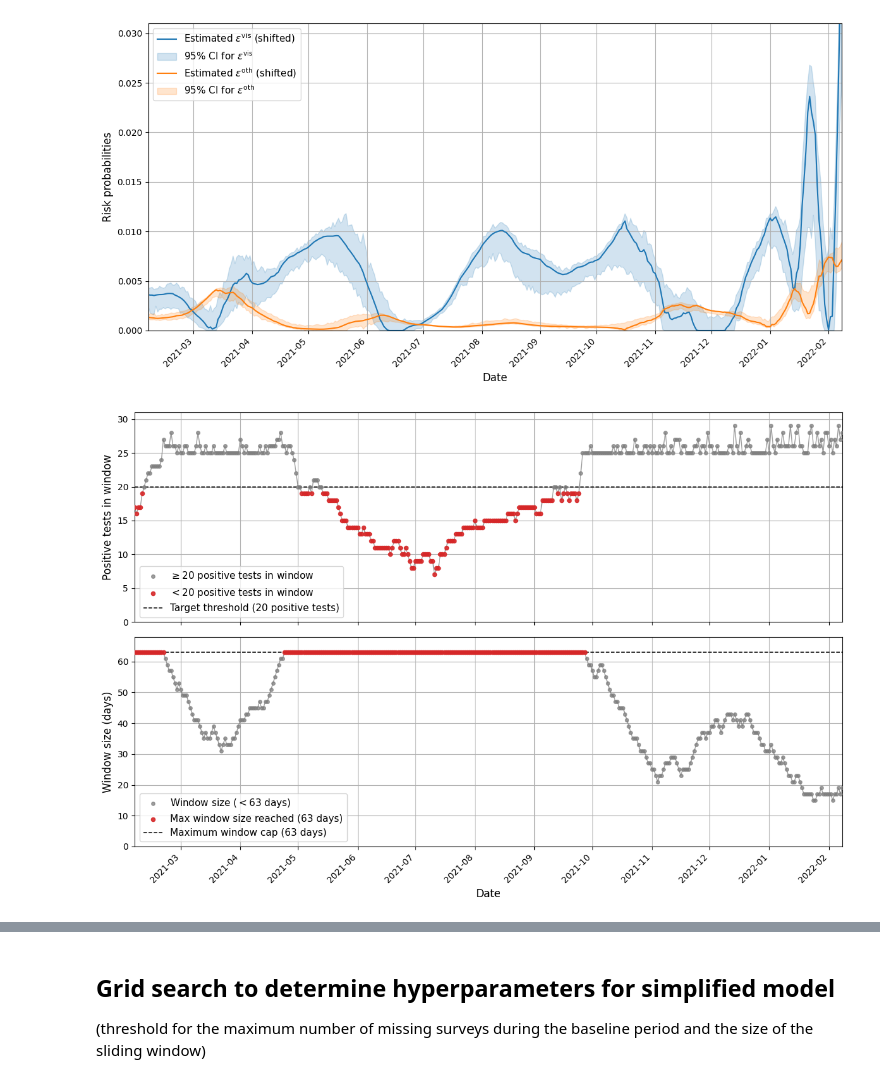
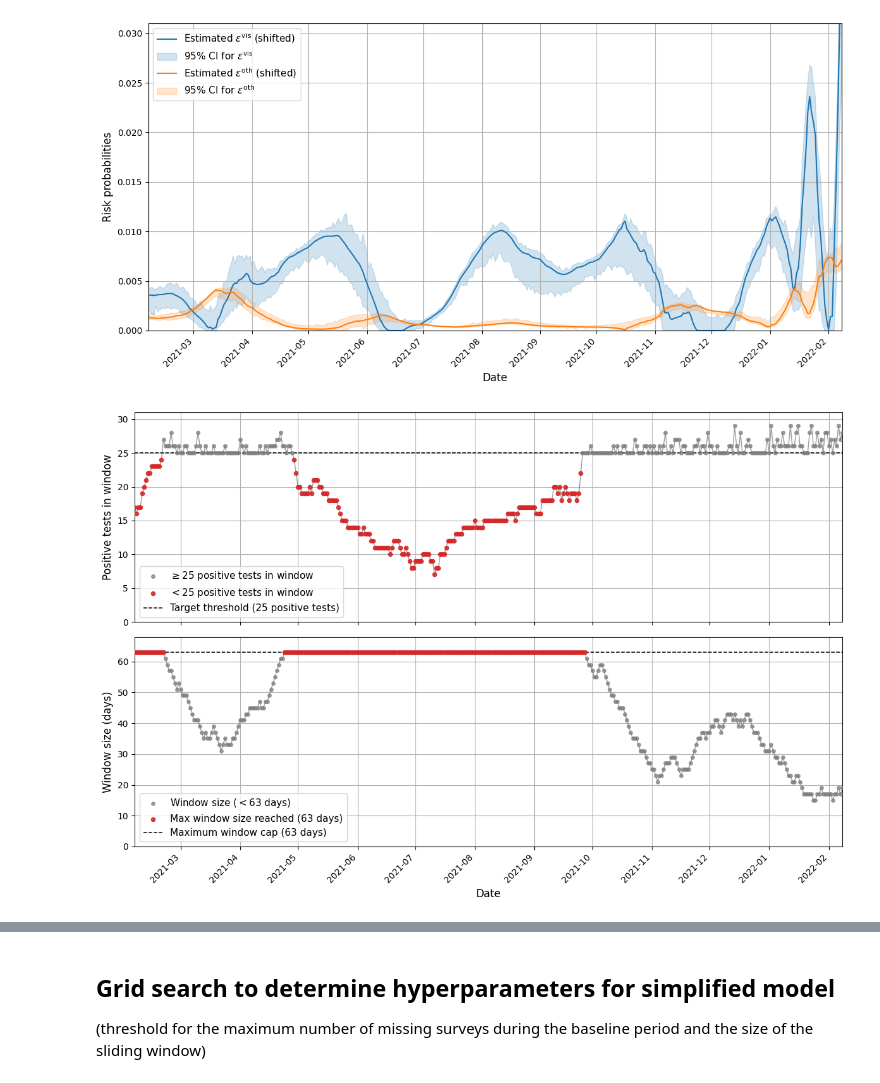
Before and after one commit to DaniChambon1/covid-household-visitors, a Jupyter notebook: 2_model.ipynb, the cells around one changed output, grey strips where cells are left out. Cells and saved outputs as stored; diff of their text form; code cells hidden in the pictures.

```diff
--- a/2_model.ipynb
+++ b/2_model.ipynb
@@ -434,7 +434,7 @@ plt.show()
 [figure]
 # %%
 max_cap = 63
-target_pos = 20
+target_pos = 25
 pos_col = "pos_tests_in_window"
 
 df_all = df_risk[df_risk["full_window_used"] == 1].copy()
@@ -529,32 +529,32 @@ ax_win.axhline(
     linestyle="--",
     linewidth=1.1,
     label=f"Maximum window cap ({max_cap} days)",
     zorder=2,
 )
 ax_win.set_ylim(0, max_cap + 5)
 ax_win.set_ylabel("Window size (days)", fontsize=12)
 ax_win.grid(True, zorder=0)
 ax_win.legend(loc="lower left", fontsize=11)
 
 # Shared x-axis formatting
 if "df_plot" in locals() and not df_plot.empty:
   x_min, x_max = df_plot["shifted_T0_date"].min(), df_plot["shifted_T0_date"].max()
 else:
   x_min, x_max = df_all["shifted_T0_date"].min(), df_all["shifted_T0_date"].max()
 
 ax_win.set_xlim(x_min, x_max)
 ax_win.xaxis.set_major_locator(mdates.MonthLocator())
 ax_win.xaxis.set_major_formatter(mdates.DateFormatter("%Y-%m"))
 plt.setp(ax_win.get_xticklabels(), rotation=45, ha="right")
 ax_win.set_xlabel("Date", fontsize=12)
 
 # fig.suptitle(
 #     "Positive tests and window size per estimation window over time",
 #     fontsize=16,
 # )
 plt.tight_layout()
 plt.savefig("results/window_size_and_positives.png", dpi=200, bbox_inches="tight")
 plt.show()
 # %% [output]
-[figure, old version]
+[figure, new version]
 # %%
```
Also changed, not shown: parts of 6 cells of this notebook, 3 other files.
